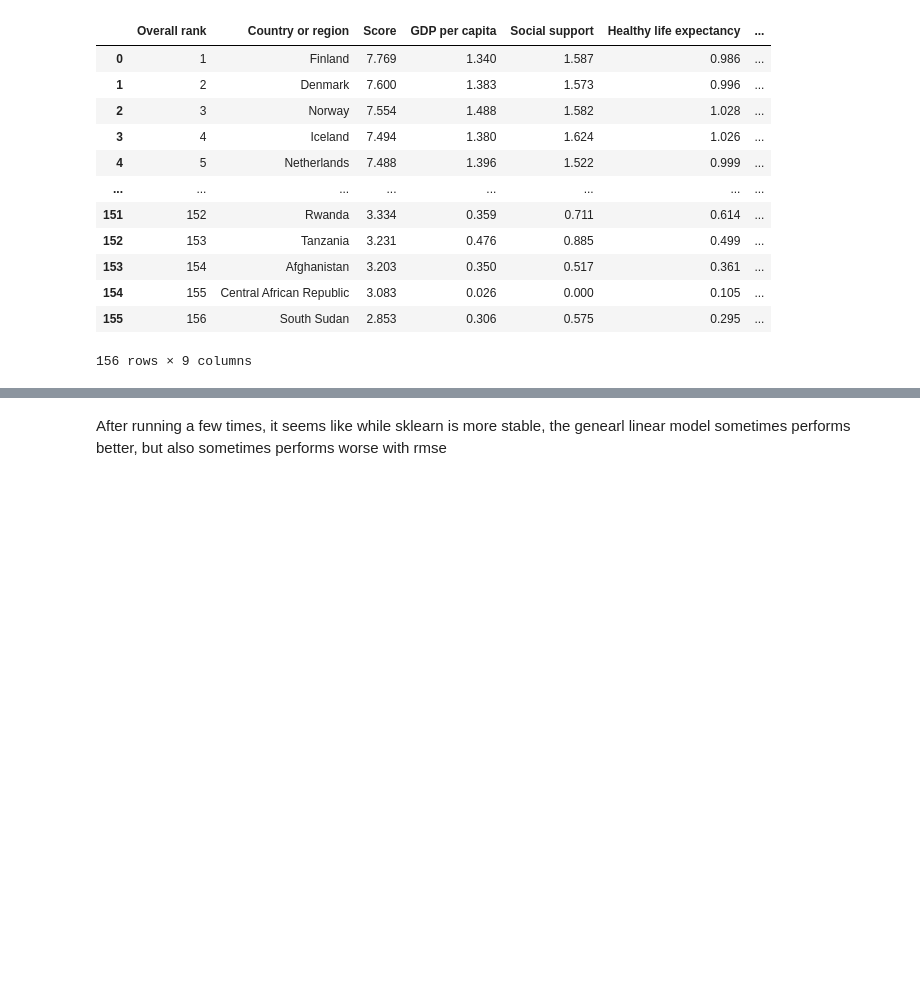
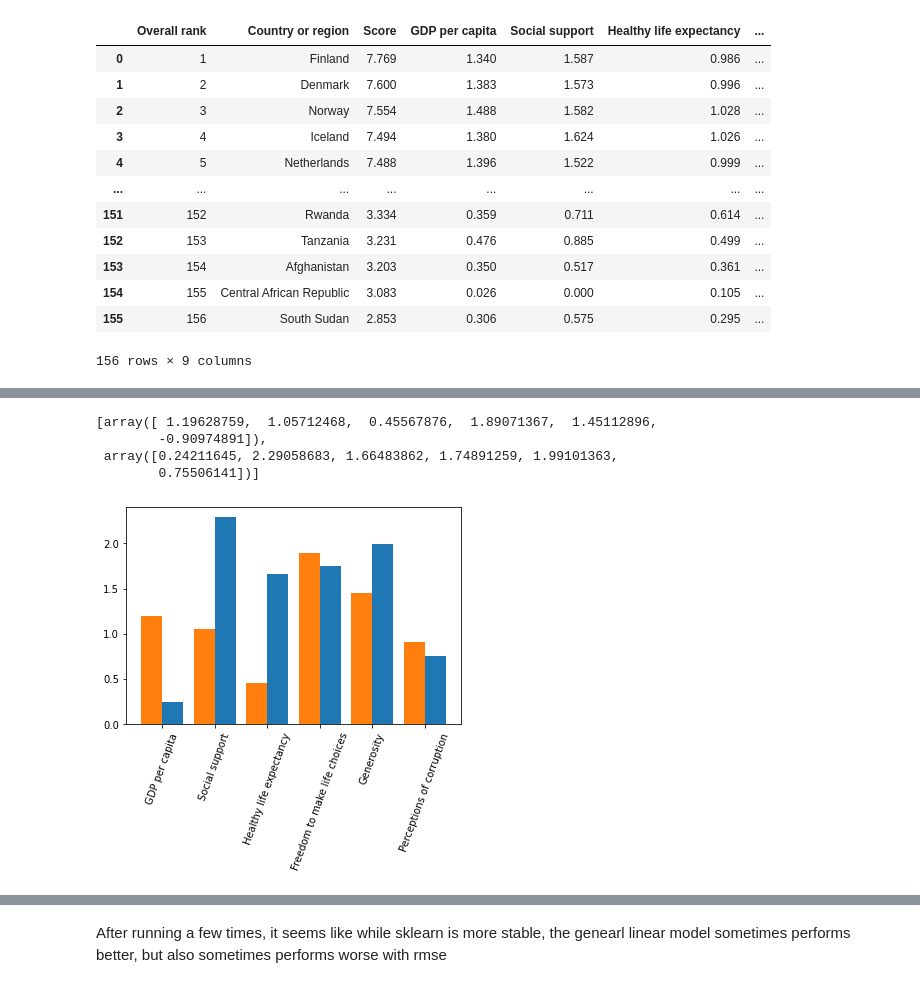
Before and after one commit to jrsaffy/GeneralLinearModel, a Jupyter notebook: testGLM.ipynb, the cells around one changed output, grey strips where cells are left out. Cells and saved outputs as stored; diff of their text form; code cells hidden in the pictures; blank space fills up the shorter version.

```diff
--- a/testGLM.ipynb
+++ b/testGLM.ipynb
@@ -87,3 +96,19 @@ dict(zip(happiness_train.drop(columns=["Score"]).columns,happiness_linear_model.
+# %%
+coefs = [happiness_linear_model.coef_, happinessGLM.parameters]
+coefs
+# %% [output]
+[array([ 1.19628759,  1.05712468,  0.45567876,  1.89071367,  1.45112896,
+        -0.90974891]),
+ array([0.24211645, 2.29058683, 1.66483862, 1.74891259, 1.99101363,
+        0.75506141])]
+# %%
+x = np.arange(len(happinessGLM.parameters))
+plt.bar(x + .2,np.abs(happinessGLM.parameters),.4)
+plt.bar(x - .2, np.abs(happiness_linear_model.coef_),.4)
+plt.xticks(x, labels=happiness_train.drop(columns = ["Score"]).columns, rotation = 70)
+plt.show()
+# %% [output]
+[figure, added]
 # %%
 plt.plot(happiness_test_target, predictions,".")
 plt.plot(happiness_test_target,happiness_test_target,"r-")
```
Also changed, not shown: parts of 7 cells of this notebook, 1 other file.
